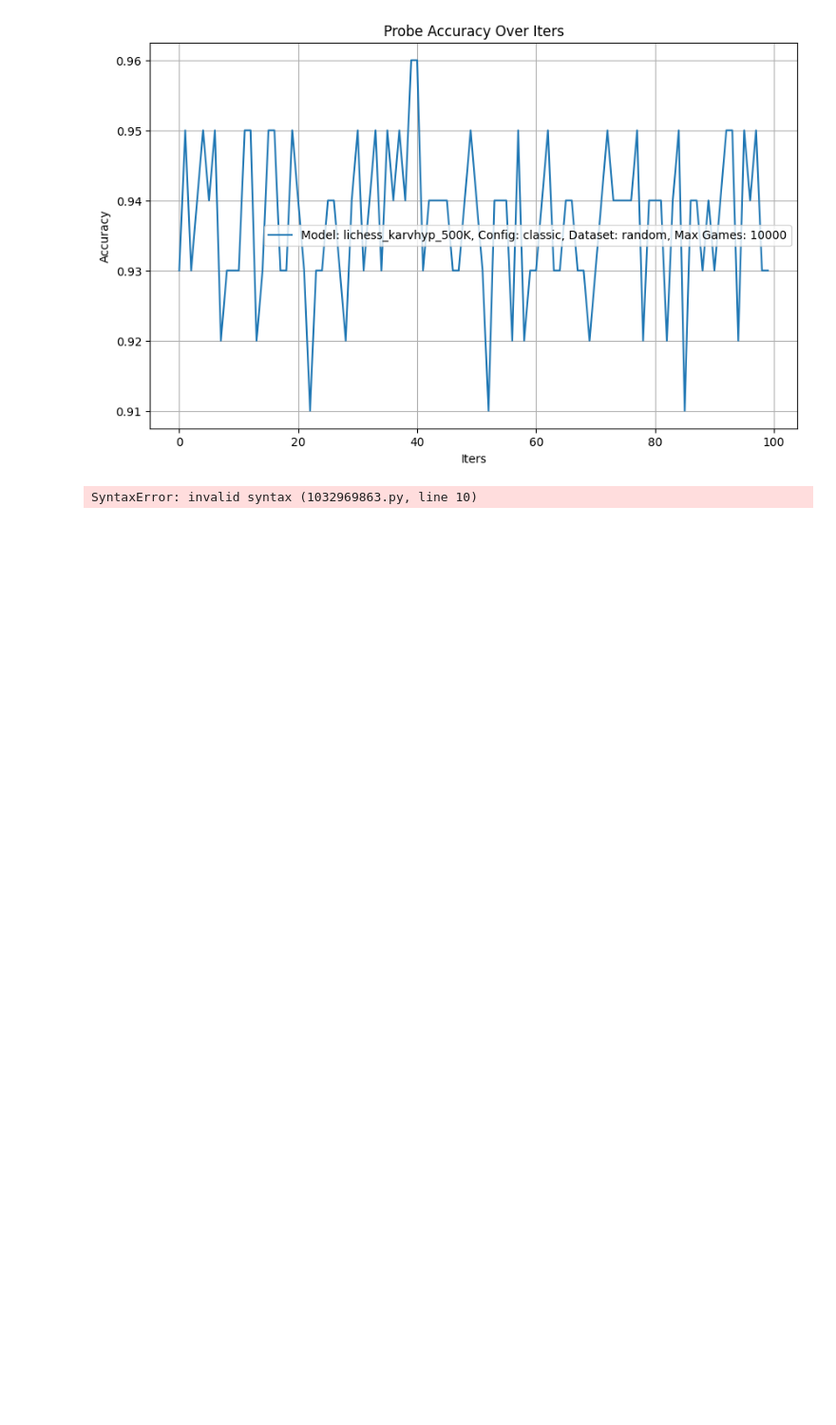
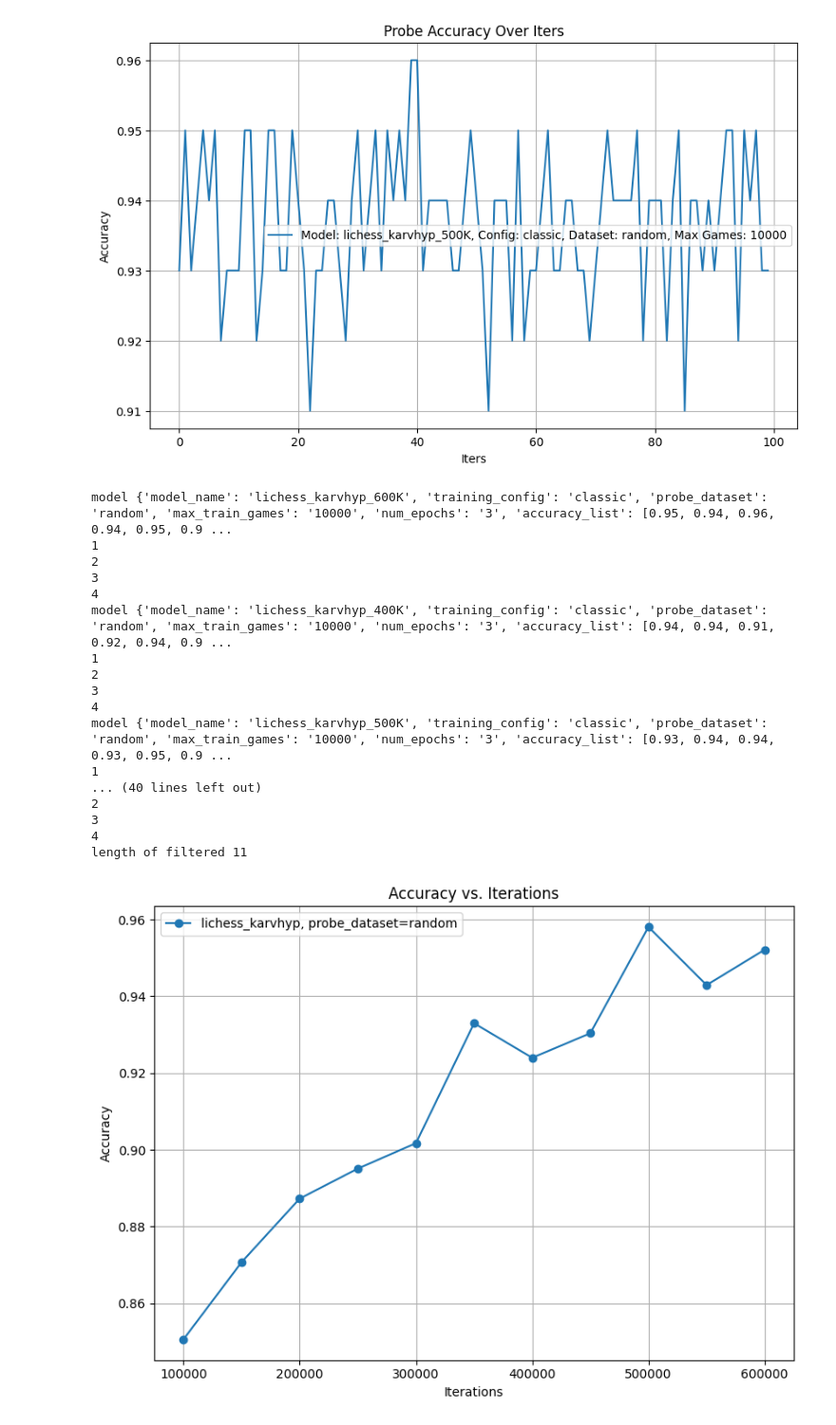
Before and after one commit to MarcosElFlamenco/NewInterpretability, a Jupyter notebook: view_probe_results.ipynb, the cells around one changed output. Shown: that part at 95% size. Cells and saved outputs as stored; diff of their text form; code cells hidden in the pictures; blank space fills up the shorter version.

```diff
--- a/view_probe_results.ipynb
+++ b/view_probe_results.ipynb
@@ -28,26 +28,44 @@ g.plot_probe_loss(
 # %%
 import plot_probe_experiment_results as g
 import importlib
 
 importlib.reload(g)
 
 
 results_datapath = 'probe_experiment_tracking.json'
-model_prefixes=["lichess_karvhyp"]
+model_prefixes=["lichess_karvhyp","random_karvhypNS"]
 max_train_games_list=["10000"]
-num_epochs_list=[1,2,3]
+num_epochs_list=[3]
 probe_datasets=["random"]
 training_configs=["classic"]
 selection_arg="probe_dataset"
 
 g.plot_accuracy_by_iterations(
     results_datapath,
     model_prefixes,
     max_train_games_list,
     num_epochs_list,
     probe_datasets,
     training_configs,
-    selection_arg
+    selection_arg,
+    debugging=False
 )
 # %% [output]
-SyntaxError: invalid syntax (1032969863.py, line 10)
+model {'model_name': 'lichess_karvhyp_600K', 'training_config': 'classic', 'probe_dataset': 'random', 'max_train_games': '10000', 'num_epochs': '3', 'accuracy_list': [0.95, 0.94, 0.96, 0.94, 0.95, 0.9 ...
+1
+2
+3
+4
+model {'model_name': 'lichess_karvhyp_400K', 'training_config': 'classic', 'probe_dataset': 'random', 'max_train_games': '10000', 'num_epochs': '3', 'accuracy_list': [0.94, 0.94, 0.91, 0.92, 0.94, 0.9 ...
+1
+2
+3
+4
+model {'model_name': 'lichess_karvhyp_500K', 'training_config': 'classic', 'probe_dataset': 'random', 'max_train_games': '10000', 'num_epochs': '3', 'accuracy_list': [0.93, 0.94, 0.94, 0.93, 0.95, 0.9 ...
+1
+... (40 lines left out)
+2
+3
+4
+length of filtered 11
+[figure, added]
```
Also changed, not shown: 7 other files.
